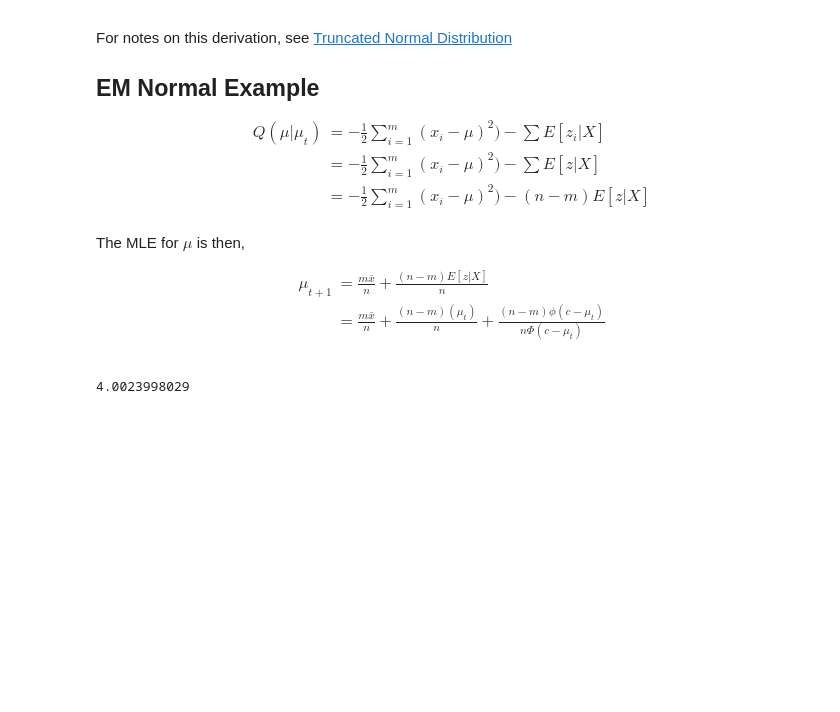
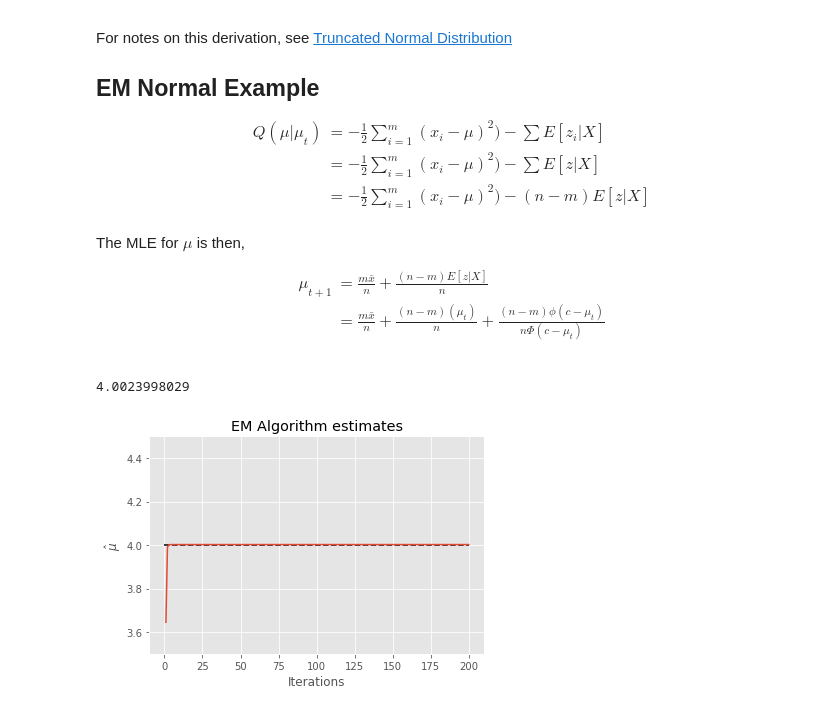
Before and after one commit to Johnnyboycurtis/MCMC, a Jupyter notebook: Module 5/notebook/5 Monte Carlo EM.ipynb, the cells around one changed output. Drawn from its saved outputs; the diff is of its cells as text; code cells hidden in the pictures; blank space fills up the shorter version.

```diff
--- a/Module 5/notebook/5 Monte Carlo EM.ipynb
+++ b/Module 5/notebook/5 Monte Carlo EM.ipynb
@@ -505,0 +419,7 @@ abline(h = mean(x), col = "blue", lty = 3)
+# %%
+plt.hlines(xmin=0, xmax=N, y=mu, linestyles="--")
+plot(range(1, N+1), results, ylim=(3.5, 4.5),
+     title = "EM Algorithm estimates", xlabel = "Iterations",
+    ylabel = r"$\hat{\mu}$")
+# %% [output]
+[figure, added]
```
Also changed, not shown: parts of 8 cells of this notebook.
